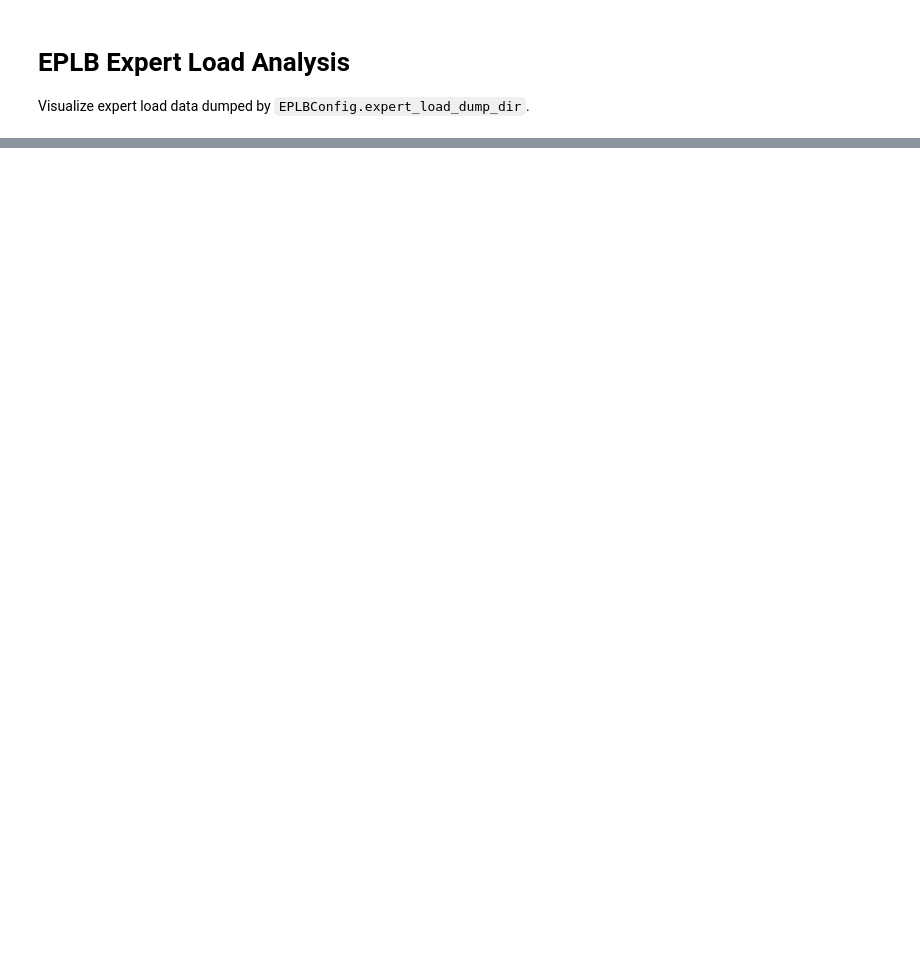
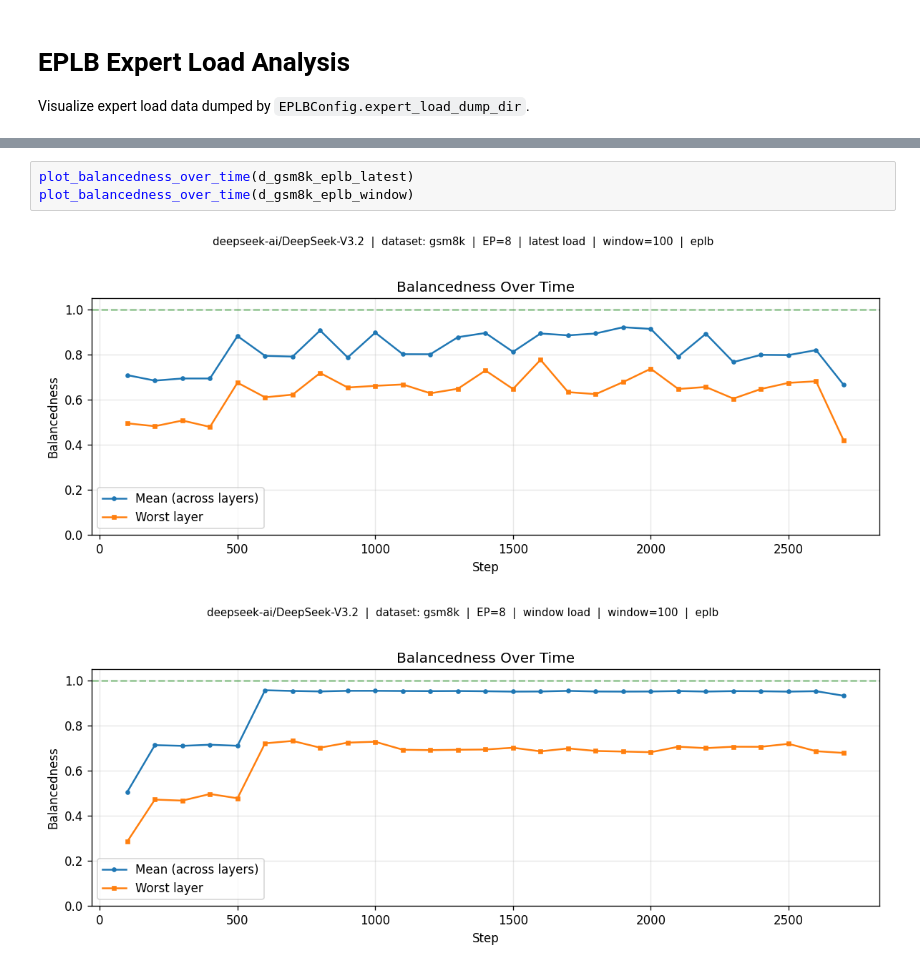
Before and after one commit to neuralmagic/vllm, a Jupyter notebook: notebooks/eplb_expert_load_analysis.ipynb, the cells around one changed output, grey strips where cells are left out. Cells and saved outputs as stored; diff of their text form; blank space fills up the shorter version.

```diff
--- a/notebooks/eplb_expert_load_analysis.ipynb
+++ b/notebooks/eplb_expert_load_analysis.ipynb
@@ -260,0 +327,6 @@ def plot_all(d: EplbLoadData, snapshot_idx: int = -1):
+# %%
+plot_balancedness_over_time(d_gsm8k_eplb_latest)
+plot_balancedness_over_time(d_gsm8k_eplb_window)
+# %% [output]
+[figure, added]
+[figure, added]
```
Also changed, not shown: parts of 12 cells of this notebook, 1 other file.
